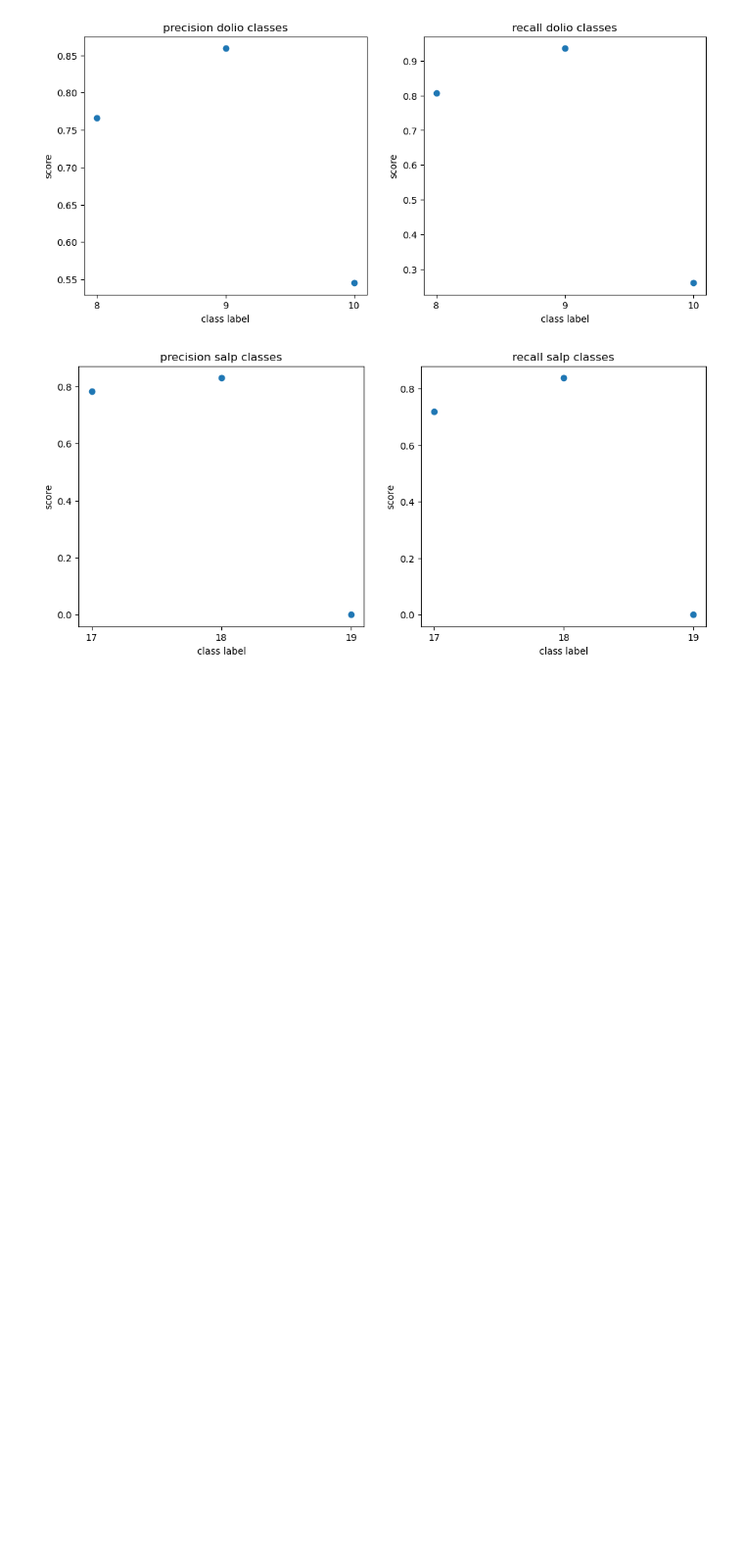
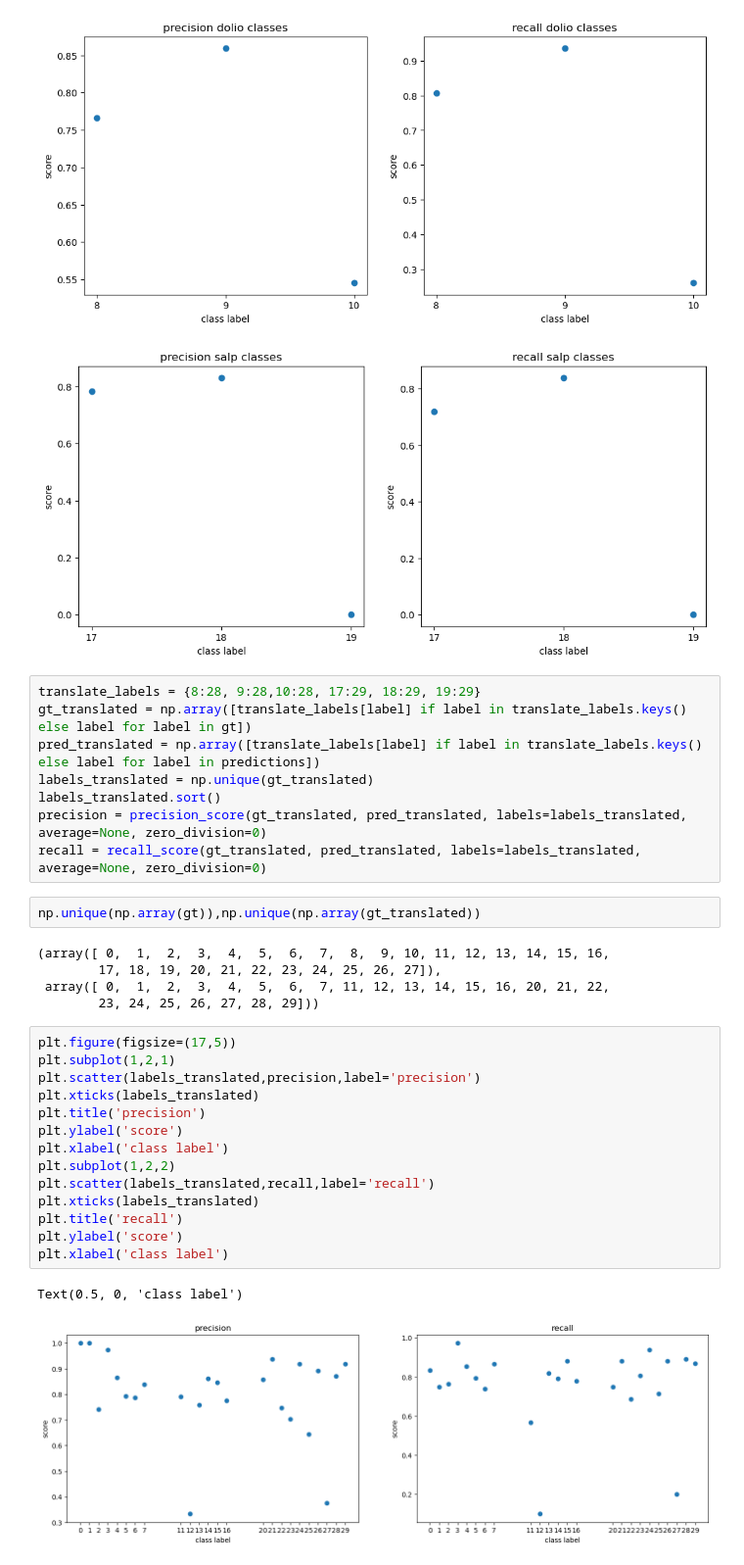
Before and after one commit to NeWeigt/ct_classifier_zoops, a Jupyter notebook: Prec_Rec_Class.ipynb, the cells around one changed output. Shown at 98% size. Drawn from its saved outputs; the diff is of its cells as text; blank space fills up the shorter version.

```diff
--- a/Prec_Rec_Class.ipynb
+++ b/Prec_Rec_Class.ipynb
@@ -78,3 +99,35 @@ plt.xlabel('class label')
 Text(0.5, 0, 'class label')
 [figure]
 [figure]
+# %%
+translate_labels = {8:28, 9:28,10:28, 17:29, 18:29, 19:29}
+gt_translated = np.array([translate_labels[label] if label in translate_labels.keys() else label for label in gt])
+pred_translated = np.array([translate_labels[label] if label in translate_labels.keys() else label for label in predictions])
+labels_translated = np.unique(gt_translated)
+labels_translated.sort()
+precision = precision_score(gt_translated, pred_translated, labels=labels_translated, average=None, zero_division=0)
+recall = recall_score(gt_translated, pred_translated, labels=labels_translated, average=None, zero_division=0)
+# %%
+np.unique(np.array(gt)),np.unique(np.array(gt_translated))
+# %% [output]
+(array([ 0,  1,  2,  3,  4,  5,  6,  7,  8,  9, 10, 11, 12, 13, 14, 15, 16,
+        17, 18, 19, 20, 21, 22, 23, 24, 25, 26, 27]),
+ array([ 0,  1,  2,  3,  4,  5,  6,  7, 11, 12, 13, 14, 15, 16, 20, 21, 22,
+        23, 24, 25, 26, 27, 28, 29]))
+# %%
+plt.figure(figsize=(17,5))
+plt.subplot(1,2,1)
+plt.scatter(labels_translated,precision,label='precision')
+plt.xticks(labels_translated)
+plt.title('precision')
+plt.ylabel('score')
+plt.xlabel('class label')
+plt.subplot(1,2,2)
+plt.scatter(labels_translated,recall,label='recall')
+plt.xticks(labels_translated)
+plt.title('recall')
+plt.ylabel('score')
+plt.xlabel('class label')
+# %% [output]
+Text(0.5, 0, 'class label')
+[figure, added]
```
Also changed, not shown: parts of 3 cells of this notebook, 2 other files.
